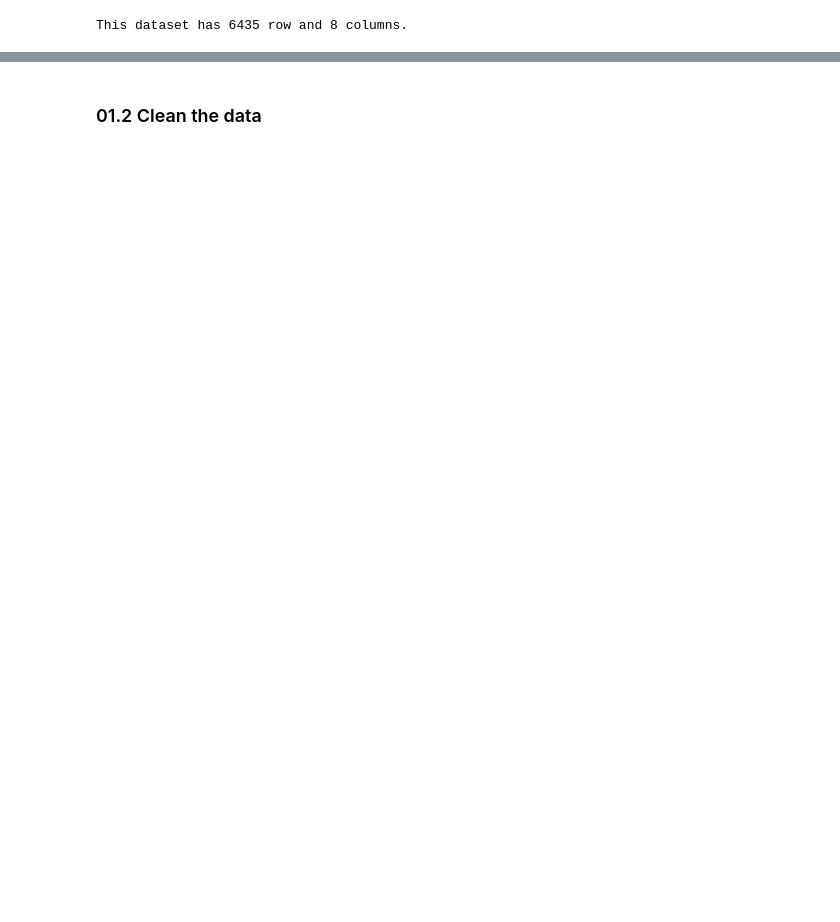
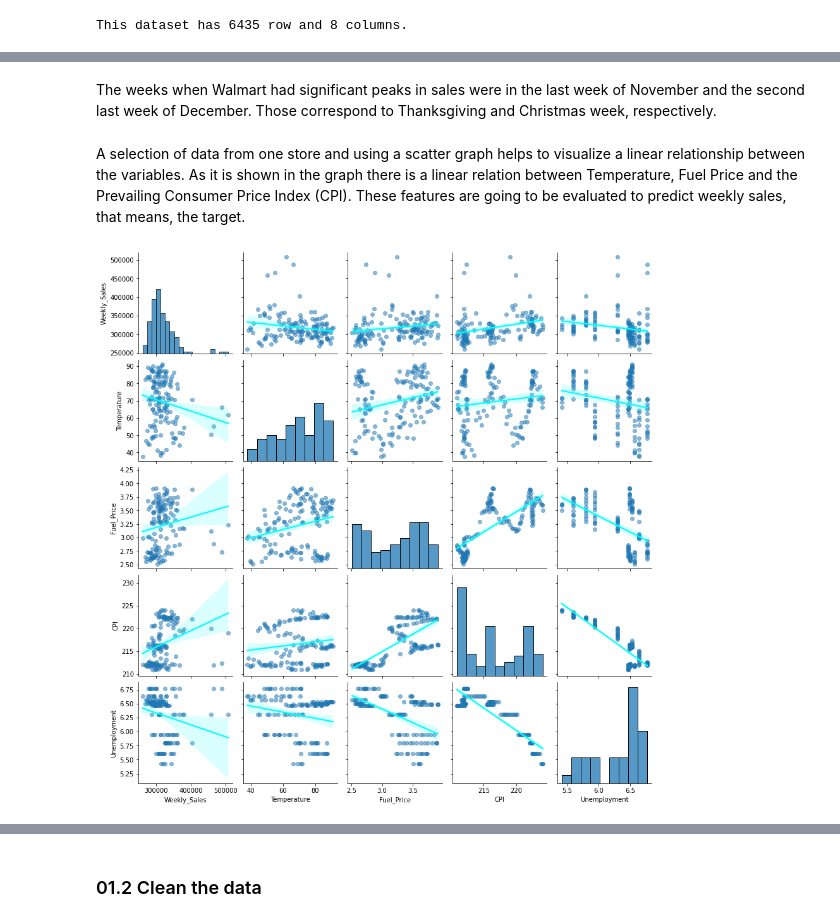
Before and after one commit to bascr/walmart-sales, a Jupyter notebook: walmart_sales.ipynb, the cells around one changed output, grey strips where cells are left out. Drawn from its saved outputs; the diff is of its cells as text; code cells hidden in the pictures; blank space fills up the shorter version.

```diff
--- a/walmart_sales.ipynb
+++ b/walmart_sales.ipynb
@@ -77,0 +171,29 @@ This dataset has 6435 row and 8 columns.
+# %% [markdown]
+The weeks when Walmart had significant peaks in sales were in the last week of November and the second last week of December. Those correspond to Thanksgiving and Christmas week, respectively.
+# %% [markdown]
+A selection of data from one store and using a scatter graph helps to visualize a linear relationship between the variables. As it is shown in the graph there is a linear relation between Temperature, Fuel Price and the Prevailing Consumer Price Index (CPI). These features are going to be evaluated to predict weekly sales, that means, the target.
+# %%
+def plot_by_store(store_number):
+  """
+  Plot a scatter graph based on data from a particular store.
+
+  Parameters
+  ---------
+  store_number: int
+    number of the store
+
+  Returns
+  ----------
+  None
+  """
+
+  store_data = dataset.copy()
+  store_data = store_data[store_data['Store'] == store_number]
+  store_data = store_data.drop(columns=['Store', 'Holiday_Flag'])
+  sns.pairplot(store_data, kind='reg', plot_kws={'line_kws': { 'color': 'cyan'}, 'scatter_kws': {'alpha': 0.5}})
+  plt.show()
+# %%
+store = 5
+plot_by_store(store)
+# %% [output]
+[figure, added]
```
Also changed, not shown: parts of 70 cells of this notebook.
